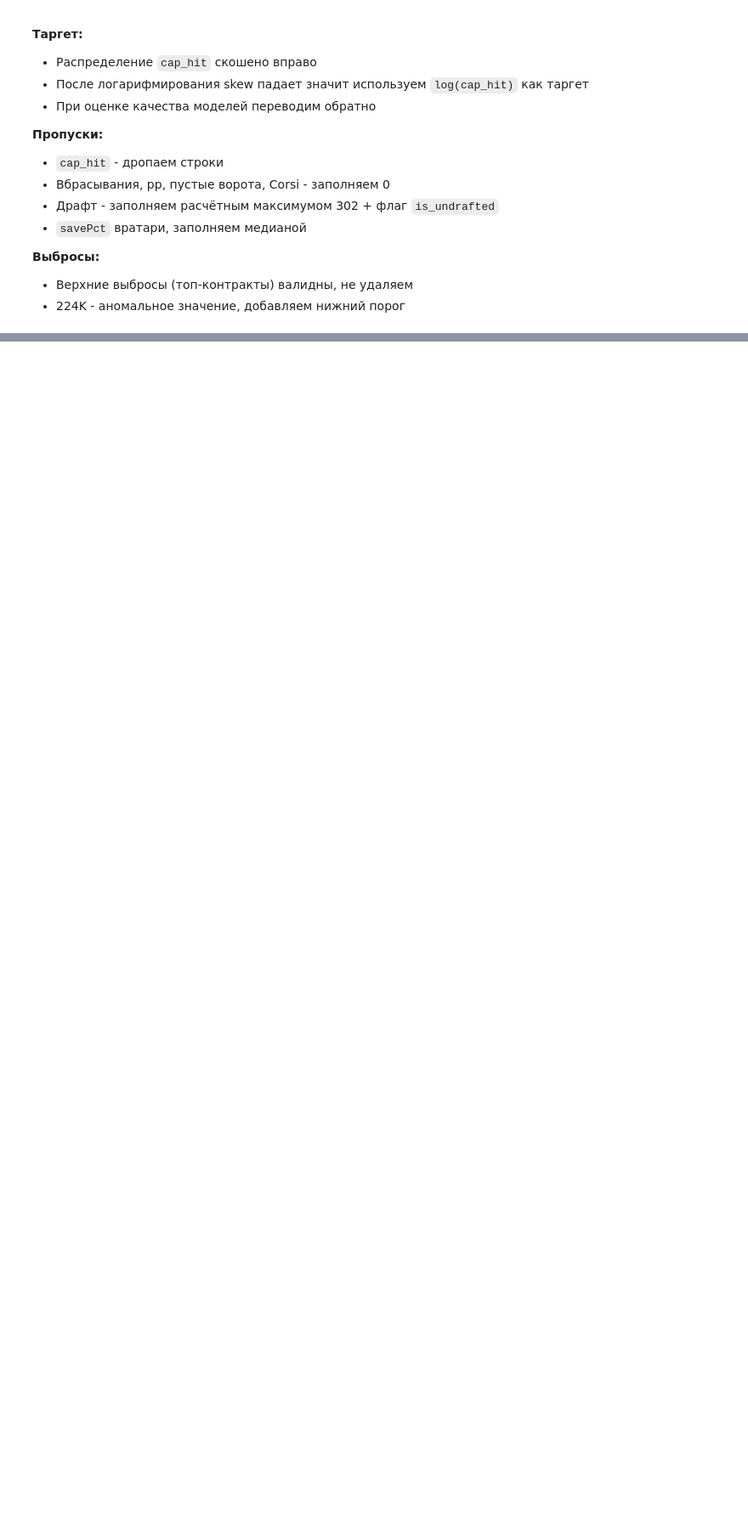
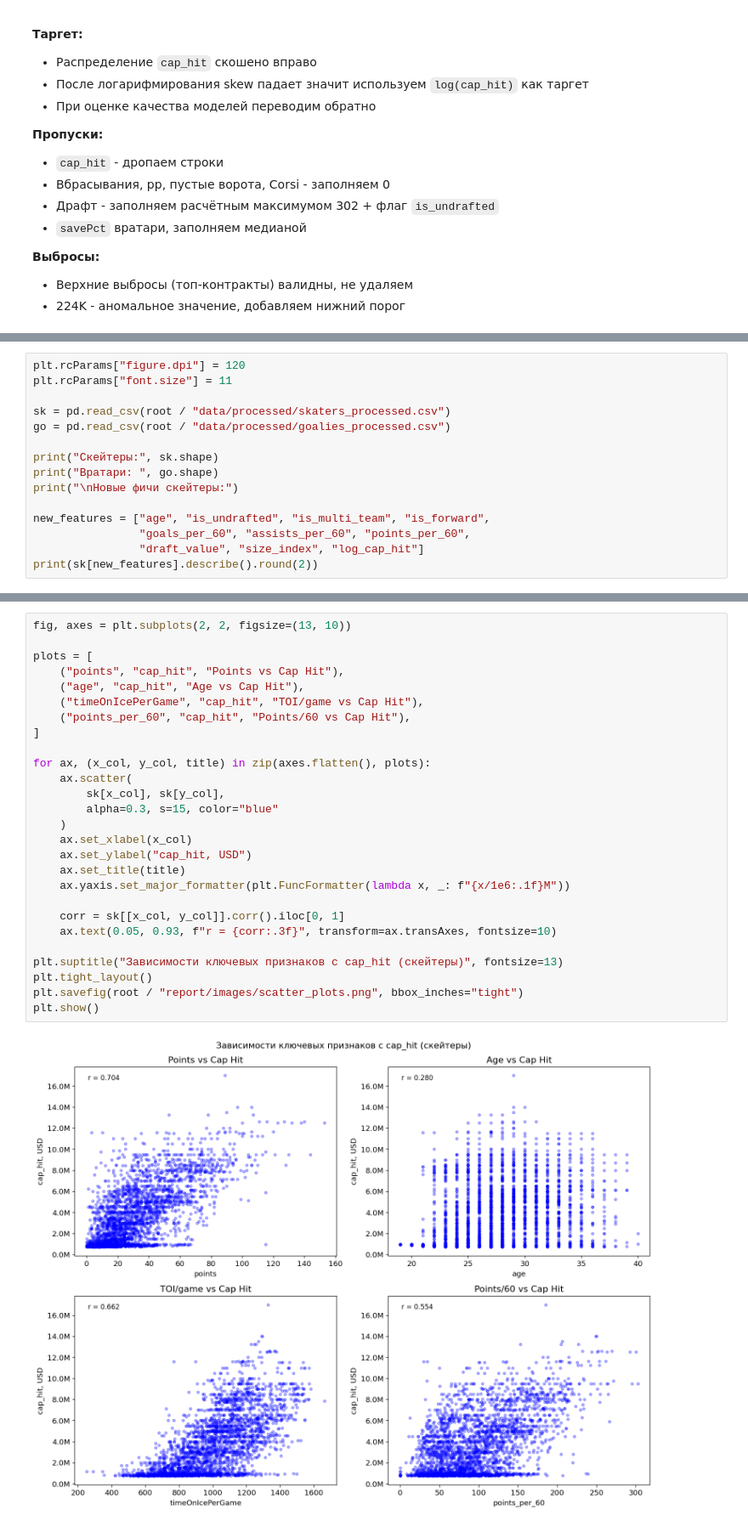
Before and after one commit to hsemlcourse/hseml-group-project-scarletflame611, a Jupyter notebook: notebooks/01_eda.ipynb, the cells around one changed output, grey strips where cells are left out. Shown at 85% size. Drawn from its saved outputs; the diff is of its cells as text; blank space fills up the shorter version.

```diff
--- a/notebooks/01_eda.ipynb
+++ b/notebooks/01_eda.ipynb
@@ -560,0 +566,15 @@ Dmitri Samorukov         3.0          22.0         94.0
+# %%
+plt.rcParams["figure.dpi"] = 120
+plt.rcParams["font.size"] = 11
+
+sk = pd.read_csv(root / "data/processed/skaters_processed.csv")
+go = pd.read_csv(root / "data/processed/goalies_processed.csv")
+
+print("Скейтеры:", sk.shape)
+print("Вратари: ", go.shape)
+print("\nНовые фичи скейтеры:")
+
+new_features = ["age", "is_undrafted", "is_multi_team", "is_forward",
+                "goals_per_60", "assists_per_60", "points_per_60",
+                "draft_value", "size_index", "log_cap_hit"]
+print(sk[new_features].describe().round(2))
@@ -560,0 +808,29 @@ Dmitri Samorukov         3.0          22.0         94.0
+# %%
+fig, axes = plt.subplots(2, 2, figsize=(13, 10))
+
+plots = [
+    ("points", "cap_hit", "Points vs Cap Hit"),
+    ("age", "cap_hit", "Age vs Cap Hit"),
+    ("timeOnIcePerGame", "cap_hit", "TOI/game vs Cap Hit"),
+    ("points_per_60", "cap_hit", "Points/60 vs Cap Hit"),
+]
+
+for ax, (x_col, y_col, title) in zip(axes.flatten(), plots):
+    ax.scatter(
+        sk[x_col], sk[y_col],
+        alpha=0.3, s=15, color="blue"
+    )
+    ax.set_xlabel(x_col)
+    ax.set_ylabel("cap_hit, USD")
+    ax.set_title(title)
+    ax.yaxis.set_major_formatter(plt.FuncFormatter(lambda x, _: f"{x/1e6:.1f}M"))
+
+    corr = sk[[x_col, y_col]].corr().iloc[0, 1]
+    ax.text(0.05, 0.93, f"r = {corr:.3f}", transform=ax.transAxes, fontsize=10)
+
+plt.suptitle("Зависимости ключевых признаков с cap_hit (скейтеры)", fontsize=13)
+plt.tight_layout()
+plt.savefig(root / "report/images/scatter_plots.png", bbox_inches="tight")
+plt.show()
+# %% [output]
+[figure, added]
```
Also changed, not shown: parts of 25 cells of this notebook.
